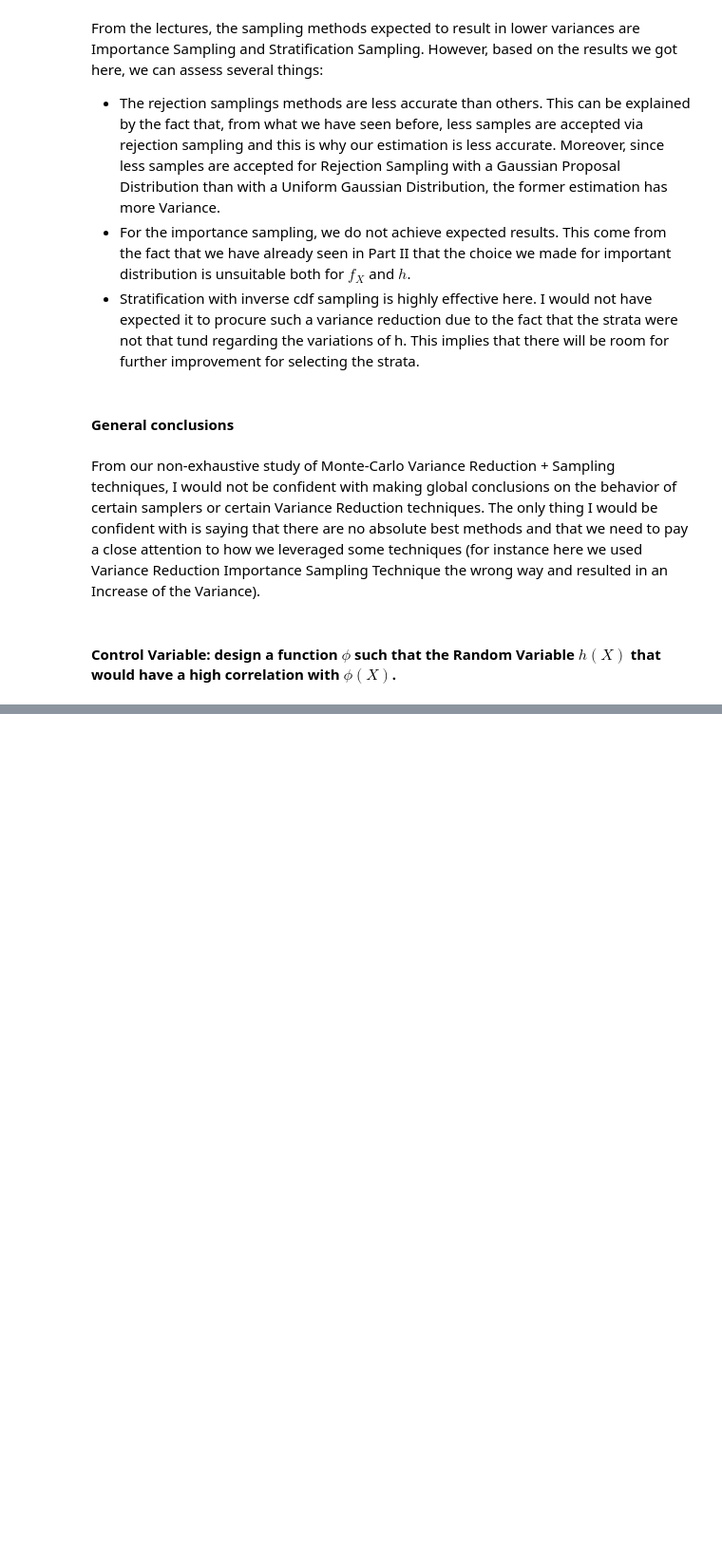
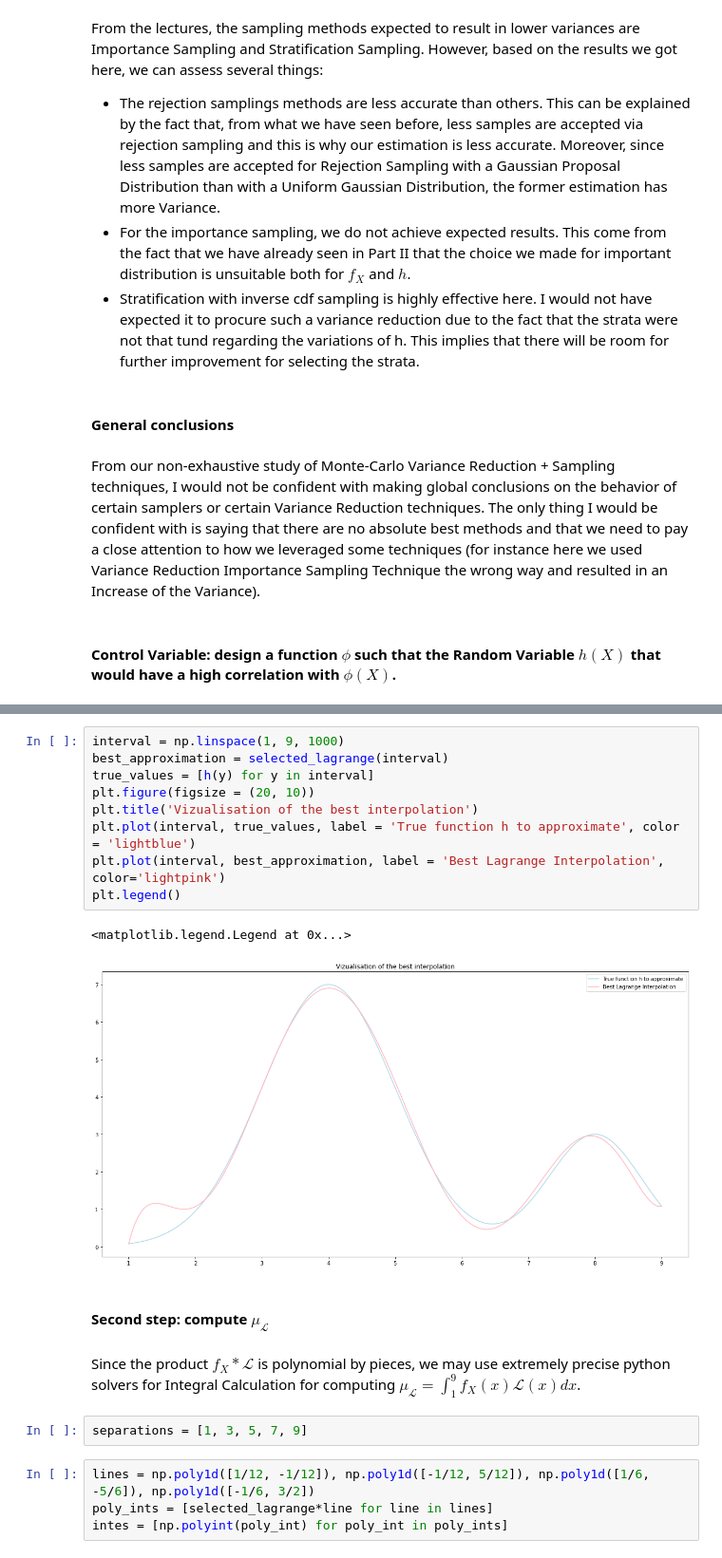
Before and after one commit to DavidAssaraf106/AM207, a Jupyter notebook: homework/HW3/AM207_HW3.ipynb, the cells around one changed output, grey strips where cells are left out. Shown: that part at 95% size. Cells and saved outputs as stored; diff of their text form; blank space fills up the shorter version.

```diff
--- a/homework/HW3/AM207_HW3.ipynb
+++ b/homework/HW3/AM207_HW3.ipynb
@@ -657,0 +730,22 @@ From my intuition and what we have seen during Lectures, in order to effectively
+# %%
+interval = np.linspace(1, 9, 1000)
+best_approximation = selected_lagrange(interval)
+true_values = [h(y) for y in interval]
+plt.figure(figsize = (20, 10))
+plt.title('Vizualisation of the best interpolation')
+plt.plot(interval, true_values, label = 'True function h to approximate', color = 'lightblue')
+plt.plot(interval, best_approximation, label = 'Best Lagrange Interpolation', color='lightpink')
+plt.legend()
+# %% [output]
+<matplotlib.legend.Legend at 0x...>
+[figure, added]
+# %% [markdown]
+#### Second step: compute $\mu_\mathcal{L}$
+# %% [markdown]
+Since the product $f_X*\mathcal{L}$ is polynomial by pieces, we may use extremely precise python solvers for Integral Calculation for computing $\mu_\mathcal{L} = \int_1^9f_X(x)\mathcal{L}(x)dx$.
+# %%
+separations = [1, 3, 5, 7, 9]
+# %%
+lines = np.poly1d([1/12, -1/12]), np.poly1d([-1/12, 5/12]), np.poly1d([1/6, -5/6]), np.poly1d([-1/6, 3/2])
+poly_ints = [selected_lagrange*line for line in lines]
+intes = [np.polyint(poly_int) for poly_int in poly_ints]
```
Also changed, not shown: parts of 49 cells of this notebook.
